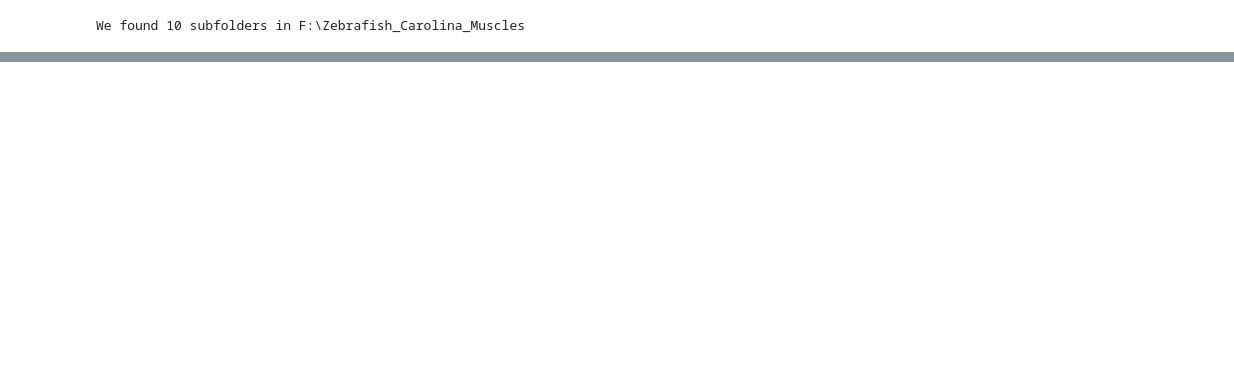
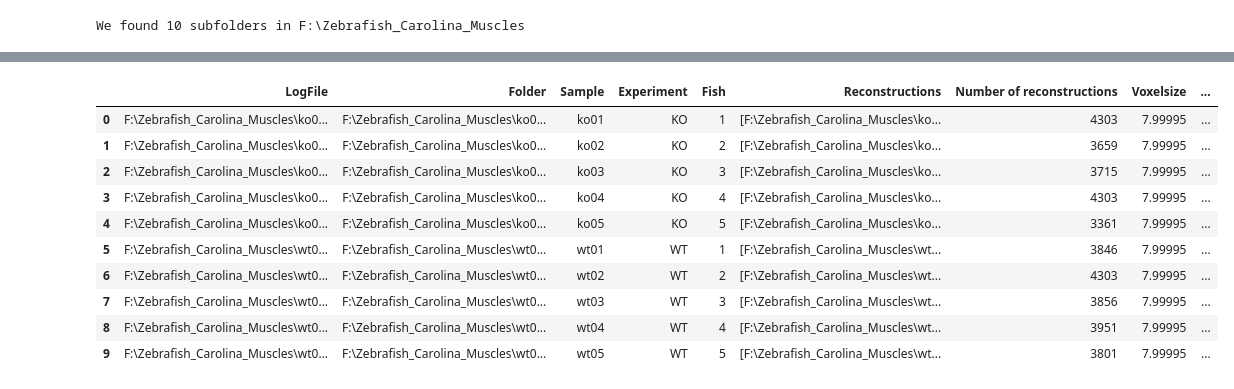
Before and after one commit to habi/Zebrafish-Muscle-Volume, a Jupyter notebook: Zebrafish-Muscles-Volumetry.ipynb, the cells around one changed output, grey strips where cells are left out. Drawn from its saved outputs; the diff is of its cells as text; code cells hidden in the pictures; blank space fills up the shorter version.

```diff
--- a/Zebrafish-Muscles-Volumetry.ipynb
+++ b/Zebrafish-Muscles-Volumetry.ipynb
@@ -241,0 +278,14 @@ for c in range(len(Data)):
+# %%
+Data
+# %% [output]
+|  | LogFile | Folder | Sample | Experiment | Fish | Reconstructions | Number of reconstructions | Voxelsize | ... |
+| 0 | F:\Zebrafish_Carolina_Muscles\ko0... | F:\Zebrafish_Carolina_Muscles\ko0... | ko01 | KO | 1 | [F:\Zebrafish_Carolina_Muscles\ko... | 4303 | 7.99995 | ... |
+| 1 | F:\Zebrafish_Carolina_Muscles\ko0... | F:\Zebrafish_Carolina_Muscles\ko0... | ko02 | KO | 2 | [F:\Zebrafish_Carolina_Muscles\ko... | 3659 | 7.99995 | ... |
+| 2 | F:\Zebrafish_Carolina_Muscles\ko0... | F:\Zebrafish_Carolina_Muscles\ko0... | ko03 | KO | 3 | [F:\Zebrafish_Carolina_Muscles\ko... | 3715 | 7.99995 | ... |
+| 3 | F:\Zebrafish_Carolina_Muscles\ko0... | F:\Zebrafish_Carolina_Muscles\ko0... | ko04 | KO | 4 | [F:\Zebrafish_Carolina_Muscles\ko... | 4303 | 7.99995 | ... |
+| 4 | F:\Zebrafish_Carolina_Muscles\ko0... | F:\Zebrafish_Carolina_Muscles\ko0... | ko05 | KO | 5 | [F:\Zebrafish_Carolina_Muscles\ko... | 3361 | 7.99995 | ... |
+| 5 | F:\Zebrafish_Carolina_Muscles\wt0... | F:\Zebrafish_Carolina_Muscles\wt0... | wt01 | WT | 1 | [F:\Zebrafish_Carolina_Muscles\wt... | 3846 | 7.99995 | ... |
+| 6 | F:\Zebrafish_Carolina_Muscles\wt0... | F:\Zebrafish_Carolina_Muscles\wt0... | wt02 | WT | 2 | [F:\Zebrafish_Carolina_Muscles\wt... | 4303 | 7.99995 | ... |
+| 7 | F:\Zebrafish_Carolina_Muscles\wt0... | F:\Zebrafish_Carolina_Muscles\wt0... | wt03 | WT | 3 | [F:\Zebrafish_Carolina_Muscles\wt... | 3856 | 7.99995 | ... |
+| 8 | F:\Zebrafish_Carolina_Muscles\wt0... | F:\Zebrafish_Carolina_Muscles\wt0... | wt04 | WT | 4 | [F:\Zebrafish_Carolina_Muscles\wt... | 3951 | 7.99995 | ... |
+| 9 | F:\Zebrafish_Carolina_Muscles\wt0... | F:\Zebrafish_Carolina_Muscles\wt0... | wt05 | WT | 5 | [F:\Zebrafish_Carolina_Muscles\wt... | 3801 | 7.99995 | ... |
```
Also changed, not shown: parts of 7 cells of this notebook.
